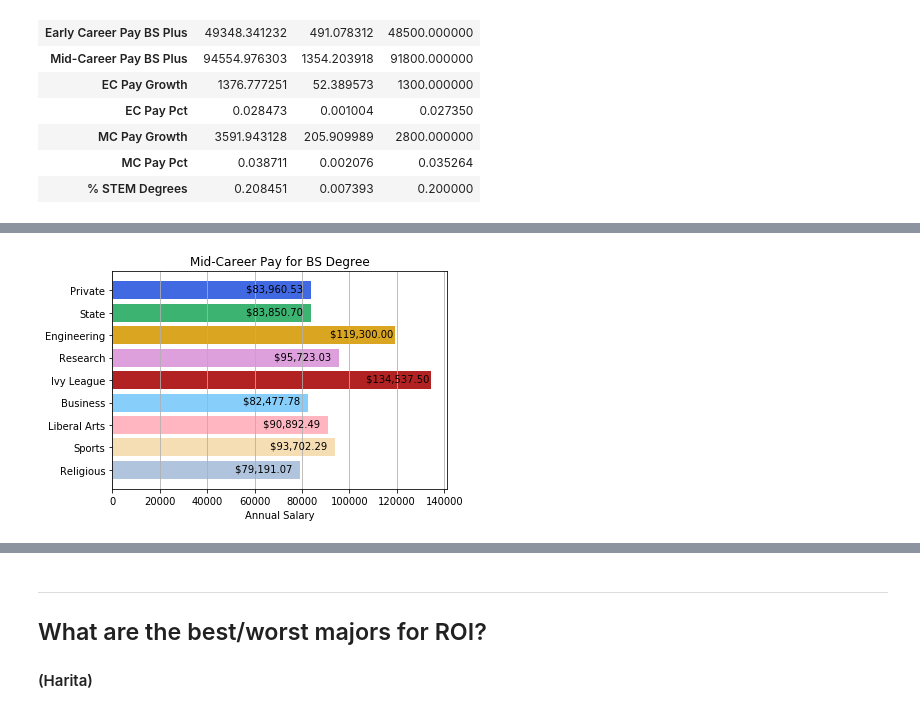
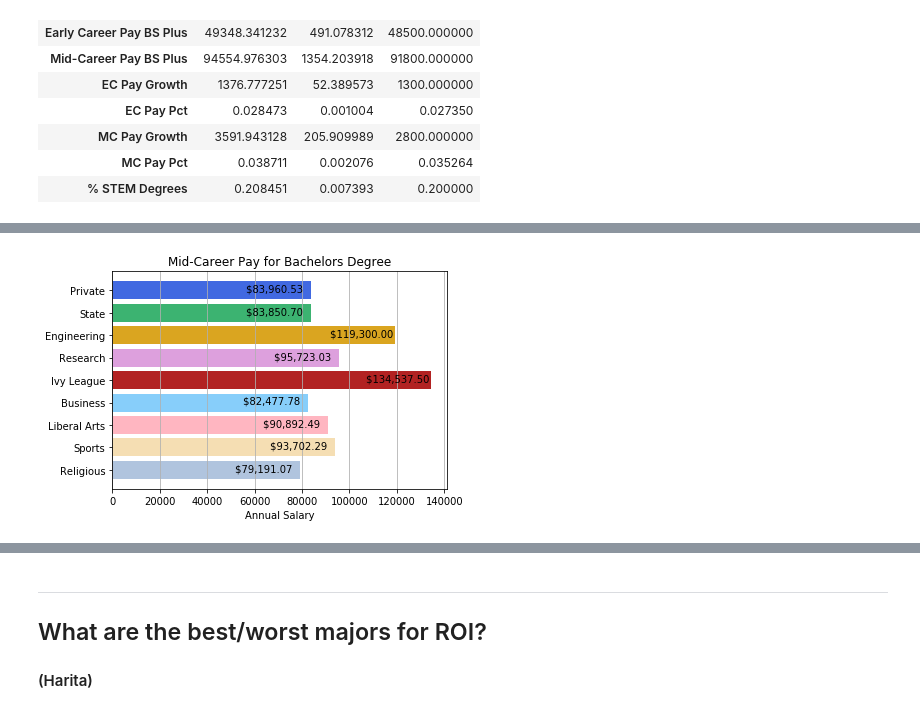
Before and after one commit to rohitrao1/Analysis-of-Higher-Education, a Jupyter notebook: Edu Data Evaluation.ipynb, the cells around one changed output, grey strips where cells are left out. Cells and saved outputs as stored; diff of their text form; code cells hidden in the pictures.

```diff
--- a/Edu Data Evaluation.ipynb
+++ b/Edu Data Evaluation.ipynb
@@ -837,6 +840,9 @@ type_ecp = dfsToY(type_dfs, "Mean", "Early Career Pay")
 type_mcp = dfsToY(type_dfs, "Mean", "Mid-Career Pay")
 type_pecp = dfsToY(type_dfs, "Mean", "Early Career Pay BS Plus")
 type_pmcp = dfsToY(type_dfs, "Mean", "Mid-Career Pay BS Plus")
+# %%
+type_pst = dfsToY(type_dfs, "Mean", "% STEM Degrees")
+type_pst = [i*100 for i in type_pst]
 # %%
 sem_ecp = dfsToY(type_dfs, "SEM", "Early Career Pay")
 sem_mcp = dfsToY(type_dfs, "SEM", "Mid-Career Pay")
@@ -865,0 +872,22 @@ plt.savefig("Images/EarlyCareerPayBSOnly.png", bbox_inches="tight")
+# %%
+# Early Career Pay Comparisons
+ecp_bar_wSTEM = plt.barh(x, type_ecp, tick_label=type_lbls, color=type_clrs)
+
+# Add general plot labels
+plt.title("Early Career Pay for Bachelors Degree")
+plt.xlabel("Annual Salary")
+plt.grid(axis="x")
+
+# Add value labels
+z = 0
+for i in ecp_bar.patches:
+    w = i.get_width()
+    plt.text(w-12500, i.get_y()+.47, ("${:,.2f} ".format(w)), fontsize=10, color="black")
+    plt.text(71000, i.get_y()+.47, ("{:,.2f}% STEM".format(type_pst[z])), fontsize=10, color="black")
+    z += 1
+
+# Invert display order
+plt.gca().invert_yaxis()
+
+# Save and display results
+plt.savefig("Images/EarlyCareerPayBSOnlySTEM.png", bbox_inches="tight")
@@ -866,21 +896,21 @@ plt.savefig("Images/EarlyCareerPayBSOnly.png", bbox_inches="tight")
 # %%
-# Early Career Pay Comparisons
+# Mid-Career Pay Comparisons
 mcp_bar = plt.barh(x, type_mcp, tick_label=type_lbls, color=type_clrs)
 
 # Add general plot labels
-plt.title("Mid-Career Pay for BS Degree")
+plt.title("Mid-Career Pay for Bachelors Degree")
 plt.xlabel("Annual Salary")
 plt.grid(axis="x")
 
 # Add value labels
 for i in mcp_bar.patches:
     w = i.get_width()
     plt.text(w-27400, i.get_y()+.47, ("${:,.2f} ".format(w)), fontsize=10, color="black")
 
 # Invert display order
 plt.gca().invert_yaxis()
 
 # Save and display results
 plt.savefig("Images/MidCareerPayBSOnly.png", bbox_inches="tight")
 # %% [output]
-[figure, old version]
+[figure, new version]
```
Also changed, not shown: parts of 9 cells of this notebook, 10 other files.
